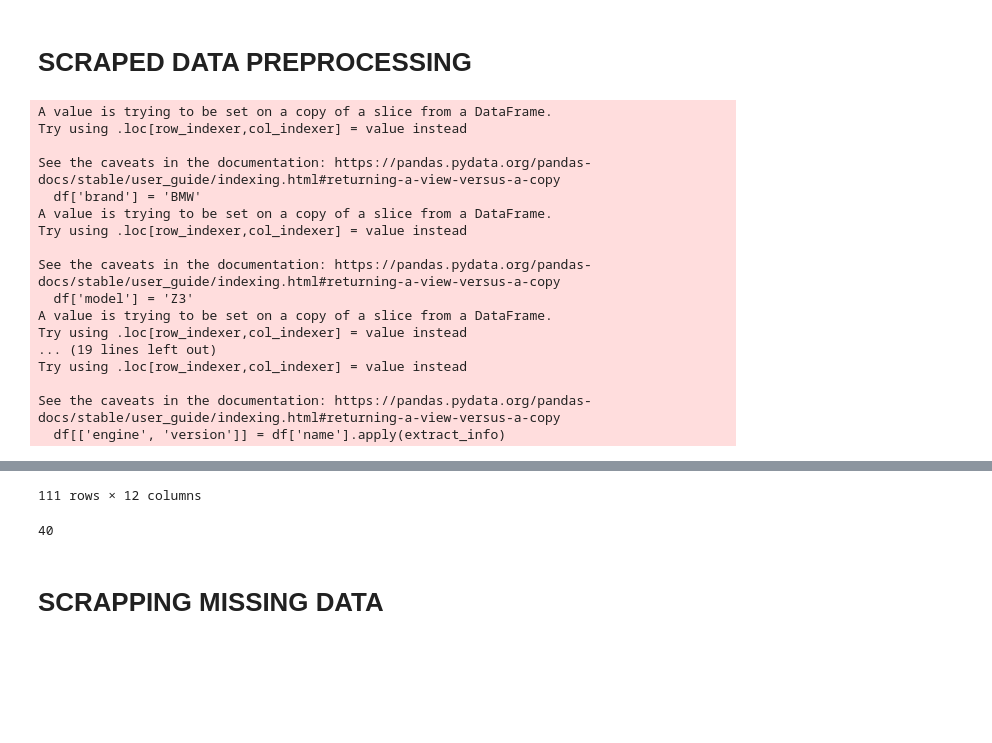
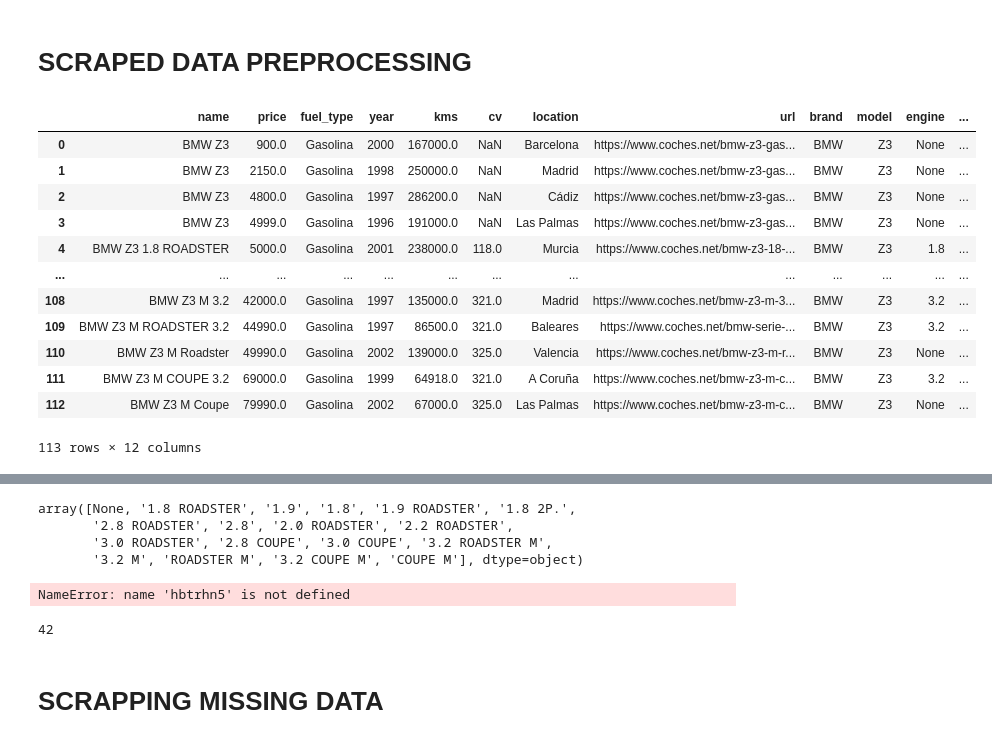
Before and after one commit to MrGG14/CochesNet, a Jupyter notebook: rs.ipynb, the cells around one changed output, grey strips where cells are left out. Cells and saved outputs as stored; diff of their text form; code cells hidden in the pictures; blank space fills up the shorter version.

```diff
--- a/rs.ipynb
+++ b/rs.ipynb
@@ -225,6 +262,14 @@ def plot_strategy_separately(df, model, var='kms', discount_factor=0.85, strateg
     plt.show()
 # %% [markdown]
 # SCRAPPING COCHES.NET
+# %%
+url_dict = {
+    "Z3": "https://www.coches.net/search/?MakeIds%5B0%5D=7&ModelIds%5B0%5D=282&Versions%5B0%5D=&fi=Price&or=1&pg=",
+    "Z4": "https://www.coches.net/search/?MakeIds%5B0%5D=7&ModelIds%5B0%5D=291&Versions%5B0%5D=&fi=Price&or=1&pg=",
+}
+# base_url = "https://www.coches.net/search/?MakeIds%5B0%5D=7&ModelIds%5B0%5D=282&Versions%5B0%5D=&pg="
+car = "Z3"  # Cambia a "Z4" si quieres buscar Z4
+base_url = url_dict[car]  # Cambia a "Z4" si quieres buscar Z4
 # %%
 import undetected_chromedriver as uc
 from selenium.webdriver.common.by import By
@@ -360,23 +382,19 @@ Cerrando el navegador
 # %% [markdown]
 # SCRAPED DATA PREPROCESSING
 # %%
-df_test = data_preprocessing(df)
+df_test = data_preprocessing(df, car)
 df_test
 # %% [output]
+|  | name | price | fuel_type | year | kms | cv | location | url | brand | model | engine | ... |
+| 0 | BMW Z3 | 900.0 | Gasolina | 2000 | 167000.0 | NaN | Barcelona | https://www.coches.net/bmw-z3-gas... | BMW | Z3 | None | ... |
+| 1 | BMW Z3 | 2150.0 | Gasolina | 1998 | 250000.0 | NaN | Madrid | https://www.coches.net/bmw-z3-gas... | BMW | Z3 | None | ... |
+| 2 | BMW Z3 | 4800.0 | Gasolina | 1997 | 286200.0 | NaN | Cádiz | https://www.coches.net/bmw-z3-gas... | BMW | Z3 | None | ... |
+| 3 | BMW Z3 | 4999.0 | Gasolina | 1996 | 191000.0 | NaN | Las Palmas | https://www.coches.net/bmw-z3-gas... | BMW | Z3 | None | ... |
+| 4 | BMW Z3 1.8 ROADSTER | 5000.0 | Gasolina | 2001 | 238000.0 | 118.0 | Murcia | https://www.coches.net/bmw-z3-18-... | BMW | Z3 | 1.8 | ... |
+| ... | ... | ... | ... | ... | ... | ... | ... | ... | ... | ... | ... | ... |
+| 108 | BMW Z3 M 3.2 | 42000.0 | Gasolina | 1997 | 135000.0 | 321.0 | Madrid | https://www.coches.net/bmw-z3-m-3... | BMW | Z3 | 3.2 | ... |
+| 109 | BMW Z3 M ROADSTER 3.2 | 44990.0 | Gasolina | 1997 | 86500.0 | 321.0 | Baleares | https://www.coches.net/bmw-serie-... | BMW | Z3 | 3.2 | ... |
+| 110 | BMW Z3 M Roadster | 49990.0 | Gasolina | 2002 | 139000.0 | 325.0 | Valencia | https://www.coches.net/bmw-z3-m-r... | BMW | Z3 | None | ... |
+| 111 | BMW Z3 M COUPE 3.2 | 69000.0 | Gasolina | 1999 | 64918.0 | 321.0 | A Coruña | https://www.coches.net/bmw-z3-m-c... | BMW | Z3 | 3.2 | ... |
+| 112 | BMW Z3 M Coupe | 79990.0 | Gasolina | 2002 | 67000.0 | 325.0 | Las Palmas | https://www.coches.net/bmw-z3-m-c... | BMW | Z3 | None | ... |
-A value is trying to be set on a copy of a slice from a DataFrame.
-Try using .loc[row_indexer,col_indexer] = value instead
-
-See the caveats in the documentation: https://pandas.pydata.org/pandas-docs/stable/user_guide/indexing.html#returning-a-view-versus-a-copy
-  df['brand'] = 'BMW'
-A value is trying to be set on a copy of a slice from a DataFrame.
-Try using .loc[row_indexer,col_indexer] = value instead
-
-See the caveats in the documentation: https://pandas.pydata.org/pandas-docs/stable/user_guide/indexing.html#returning-a-view-versus-a-copy
-  df['model'] = 'Z3'
-A value is trying to be set on a copy of a slice from a DataFrame.
-Try using .loc[row_indexer,col_indexer] = value instead
-... (19 lines left out)
-Try using .loc[row_indexer,col_indexer] = value instead
-
-See the caveats in the documentation: https://pandas.pydata.org/pandas-docs/stable/user_guide/indexing.html#returning-a-view-versus-a-copy
-  df[['engine', 'version']] = df['name'].apply(extract_info)
+113 rows × 12 columns
@@ -395,10 +401,19 @@ See the caveats in the documentation: https://pandas.pydata.org/pandas-docs/stab
-111 rows × 12 columns
+# %%
+df_test.version.unique()
+# %% [output]
+array([None, '1.8 ROADSTER', '1.9', '1.8', '1.9 ROADSTER', '1.8 2P.',
+       '2.8 ROADSTER', '2.8', '2.0 ROADSTER', '2.2 ROADSTER',
+       '3.0 ROADSTER', '2.8 COUPE', '3.0 COUPE', '3.2 ROADSTER M',
+       '3.2 M', 'ROADSTER M', '3.2 COUPE M', 'COUPE M'], dtype=object)
 # %%
 # df_test.to_csv("cochesnet_z3_raw.csv", index=False)
+hbtrhn5
+# %% [output]
+NameError: name 'hbtrhn5' is not defined
 # %%
-len(df_test[df_test['version'] == ''])
+len(df_test[df_test['version'].isna()])
 # %% [output]
-40
+42
 # %% [markdown]
 # SCRAPPING MISSING DATA
 # %%
```
Also changed, not shown: parts of 13 cells of this notebook, 2 other files.
